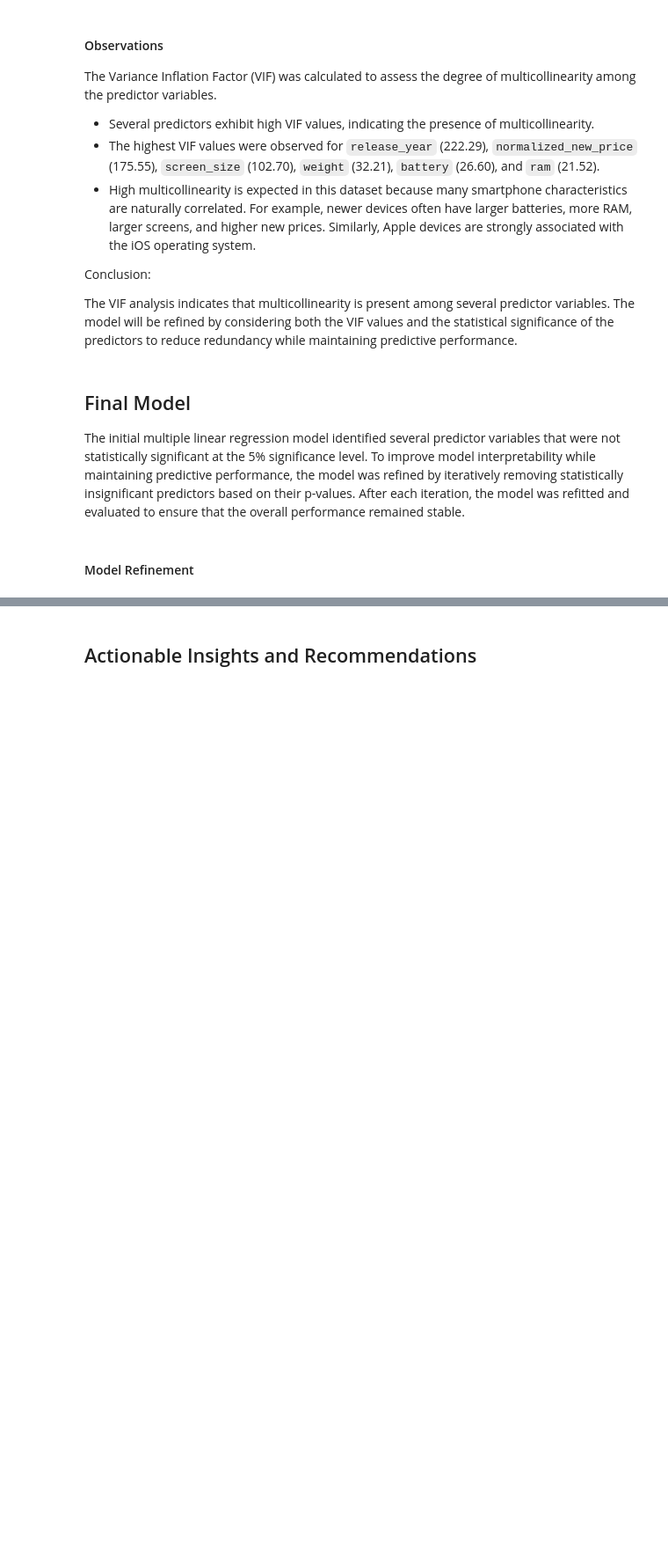
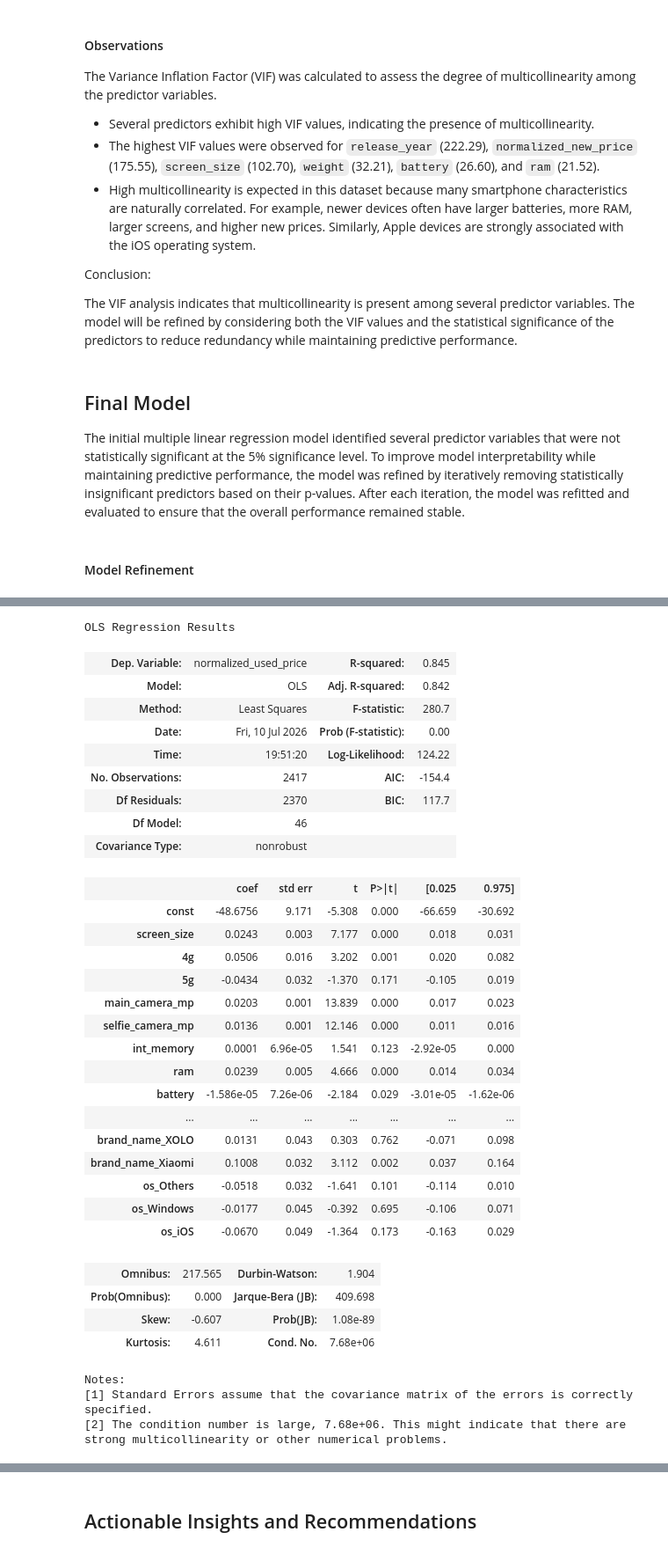
Before and after one commit to Irene-coder-dot/Recell-Refurbished-smartphones, a Jupyter notebook: ReCell_Project_Learner_Notebook_FullCode.ipynb, the cells around one changed output, grey strips where cells are left out. Shown at 88% size. Cells and saved outputs as stored; diff of their text form; code cells hidden in the pictures; blank space fills up the shorter version.

```diff
--- a/ReCell_Project_Learner_Notebook_FullCode.ipynb
+++ b/ReCell_Project_Learner_Notebook_FullCode.ipynb
@@ -1003,0 +1047,45 @@ The initial multiple linear regression model identified several predictor variab
+# %%
+# Removing the next insignificant predictor
+X_train_new = X_train_new.drop(columns=['brand_name_ZTE'])
+X_test_new = X_test_new.drop(columns=['brand_name_ZTE'])
+
+# Fit the new model
+model3 = sm.OLS(y_train, X_train_new).fit()
+
+# View the summary
+model3.summary()
+# %% [output]
+OLS Regression Results
+| Dep. Variable: | normalized_used_price | R-squared: | 0.845 |
+| Model: | OLS | Adj. R-squared: | 0.842 |
+| Method: | Least Squares | F-statistic: | 280.7 |
+| Date: | Fri, 10 Jul 2026 | Prob (F-statistic): | 0.00 |
+| Time: | 19:51:20 | Log-Likelihood: | 124.22 |
+| No. Observations: | 2417 | AIC: | -154.4 |
+| Df Residuals: | 2370 | BIC: | 117.7 |
+| Df Model: | 46 |  |  |
+| Covariance Type: | nonrobust |  |  |
+|  | coef | std err | t | P>|t| | [0.025 | 0.975] |
+| const | -48.6756 | 9.171 | -5.308 | 0.000 | -66.659 | -30.692 |
+| screen_size | 0.0243 | 0.003 | 7.177 | 0.000 | 0.018 | 0.031 |
+| 4g | 0.0506 | 0.016 | 3.202 | 0.001 | 0.020 | 0.082 |
+| 5g | -0.0434 | 0.032 | -1.370 | 0.171 | -0.105 | 0.019 |
+| main_camera_mp | 0.0203 | 0.001 | 13.839 | 0.000 | 0.017 | 0.023 |
+| selfie_camera_mp | 0.0136 | 0.001 | 12.146 | 0.000 | 0.011 | 0.016 |
+| int_memory | 0.0001 | 6.96e-05 | 1.541 | 0.123 | -2.92e-05 | 0.000 |
+| ram | 0.0239 | 0.005 | 4.666 | 0.000 | 0.014 | 0.034 |
+| battery | -1.586e-05 | 7.26e-06 | -2.184 | 0.029 | -3.01e-05 | -1.62e-06 |
+| ... | ... | ... | ... | ... | ... | ... |
+| brand_name_XOLO | 0.0131 | 0.043 | 0.303 | 0.762 | -0.071 | 0.098 |
+| brand_name_Xiaomi | 0.1008 | 0.032 | 3.112 | 0.002 | 0.037 | 0.164 |
+| os_Others | -0.0518 | 0.032 | -1.641 | 0.101 | -0.114 | 0.010 |
+| os_Windows | -0.0177 | 0.045 | -0.392 | 0.695 | -0.106 | 0.071 |
+| os_iOS | -0.0670 | 0.049 | -1.364 | 0.173 | -0.163 | 0.029 |
+| Omnibus: | 217.565 | Durbin-Watson: | 1.904 |
+| Prob(Omnibus): | 0.000 | Jarque-Bera (JB): | 409.698 |
+| Skew: | -0.607 | Prob(JB): | 1.08e-89 |
+| Kurtosis: | 4.611 | Cond. No. | 7.68e+06 |
+Notes:
+[1] Standard Errors assume that the covariance matrix of the errors is correctly specified.
+[2] The condition number is large, 7.68e+06. This might indicate that there are
+strong multicollinearity or other numerical problems.
```
Also changed, not shown: parts of 8 cells of this notebook.
